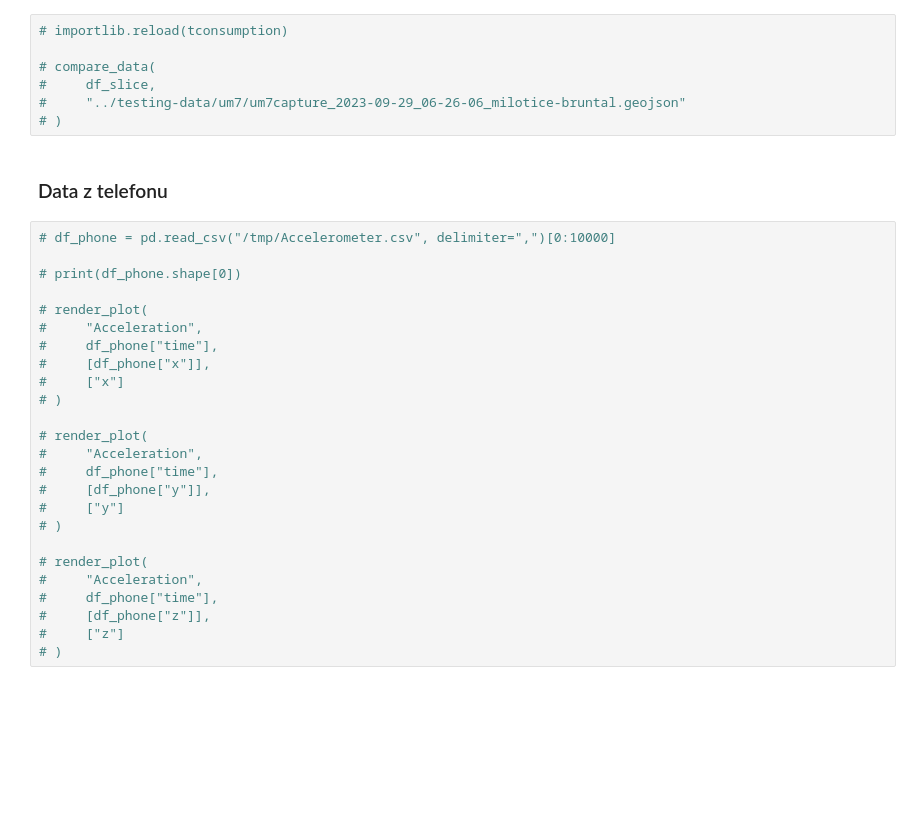
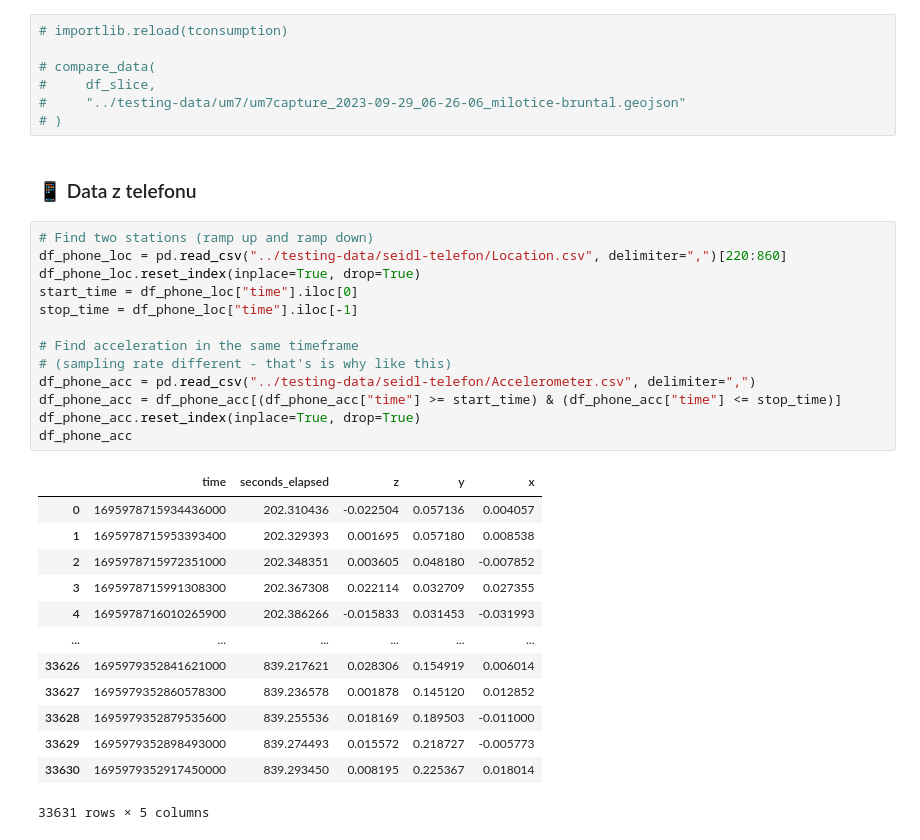
Before and after one commit to Sawy7/trainmap-consumption-api, a Jupyter notebook: train-exploration/train-exploration.ipynb, the cells around one changed output. Saved outputs shown, nothing was run; the diff lists cells and outputs as text; blank space fills up the shorter version.

```diff
--- a/train-exploration/train-exploration.ipynb
+++ b/train-exploration/train-exploration.ipynb
@@ -345,29 +339,31 @@ DTW: 1641.2689000249695
 #     "../testing-data/um7/um7capture_2023-09-29_06-26-06_milotice-bruntal.geojson"
 # )
 # %% [markdown]
-### Data z telefonu
+### 📱 Data z telefonu
-# %%
-# df_phone = pd.read_csv("/tmp/Accelerometer.csv", delimiter=",")[0:10000]
-
-# print(df_phone.shape[0])
-
-# render_plot(
-#     "Acceleration",
-#     df_phone["time"],
-#     [df_phone["x"]],
-#     ["x"]
-# )
-
-# render_plot(
-#     "Acceleration",
-#     df_phone["time"],
-#     [df_phone["y"]],
-#     ["y"]
-# )
-
-# render_plot(
-#     "Acceleration",
-#     df_phone["time"],
-#     [df_phone["z"]],
-#     ["z"]
-# )
+# %%
+# Find two stations (ramp up and ramp down)
+df_phone_loc = pd.read_csv("../testing-data/seidl-telefon/Location.csv", delimiter=",")[220:860]
+df_phone_loc.reset_index(inplace=True, drop=True)
+start_time = df_phone_loc["time"].iloc[0]
+stop_time = df_phone_loc["time"].iloc[-1]
+
+# Find acceleration in the same timeframe
+# (sampling rate different - that's is why like this)
+df_phone_acc = pd.read_csv("../testing-data/seidl-telefon/Accelerometer.csv", delimiter=",")
+df_phone_acc = df_phone_acc[(df_phone_acc["time"] >= start_time) & (df_phone_acc["time"] <= stop_time)]
+df_phone_acc.reset_index(inplace=True, drop=True)
+df_phone_acc
+# %% [output]
+|  | time | seconds_elapsed | z | y | x |
+| 0 | 1695978715934436000 | 202.310436 | -0.022504 | 0.057136 | 0.004057 |
+| 1 | 1695978715953393400 | 202.329393 | 0.001695 | 0.057180 | 0.008538 |
+| 2 | 1695978715972351000 | 202.348351 | 0.003605 | 0.048180 | -0.007852 |
+| 3 | 1695978715991308300 | 202.367308 | 0.022114 | 0.032709 | 0.027355 |
+| 4 | 1695978716010265900 | 202.386266 | -0.015833 | 0.031453 | -0.031993 |
+| ... | ... | ... | ... | ... | ... |
+| 33626 | 1695979352841621000 | 839.217621 | 0.028306 | 0.154919 | 0.006014 |
+| 33627 | 1695979352860578300 | 839.236578 | 0.001878 | 0.145120 | 0.012852 |
+| 33628 | 1695979352879535600 | 839.255536 | 0.018169 | 0.189503 | -0.011000 |
+| 33629 | 1695979352898493000 | 839.274493 | 0.015572 | 0.218727 | -0.005773 |
+| 33630 | 1695979352917450000 | 839.293450 | 0.008195 | 0.225367 | 0.018014 |
+33631 rows × 5 columns
```
Also changed, not shown: parts of 13 cells of this notebook, 1 other file.
